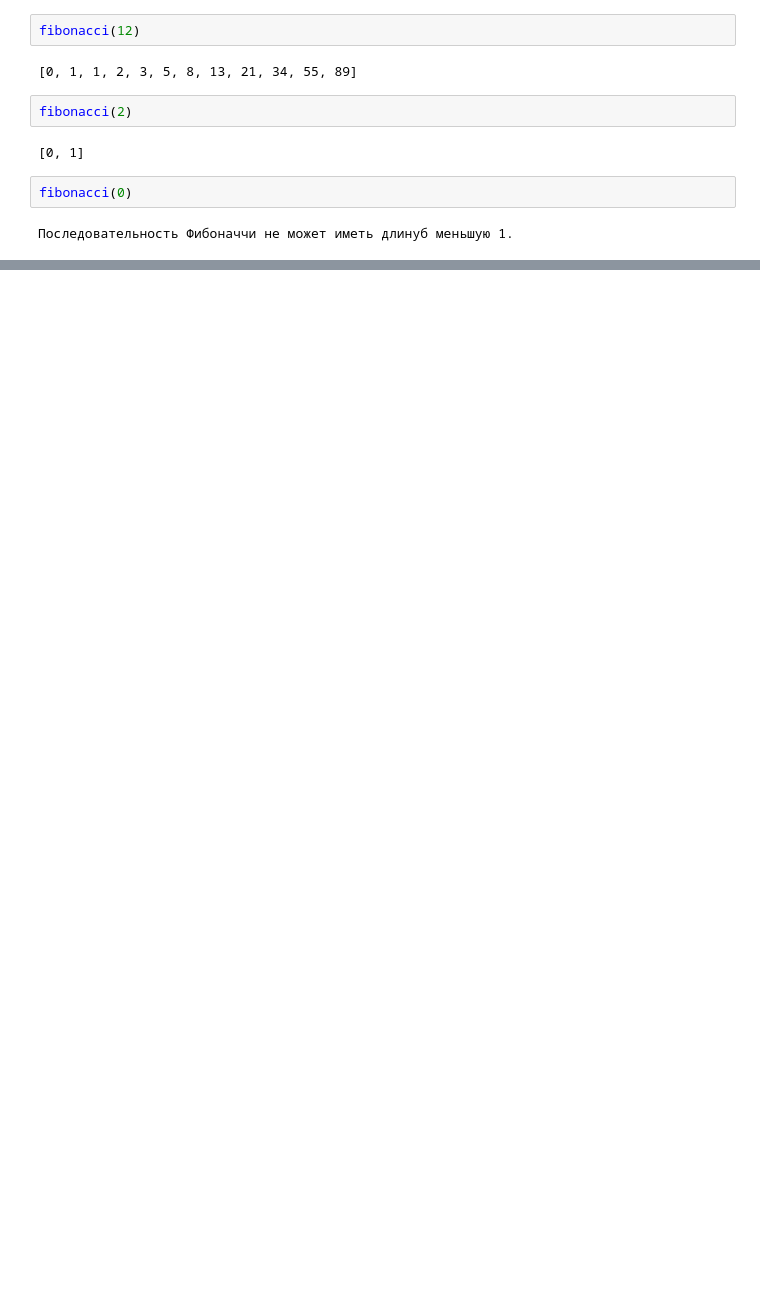
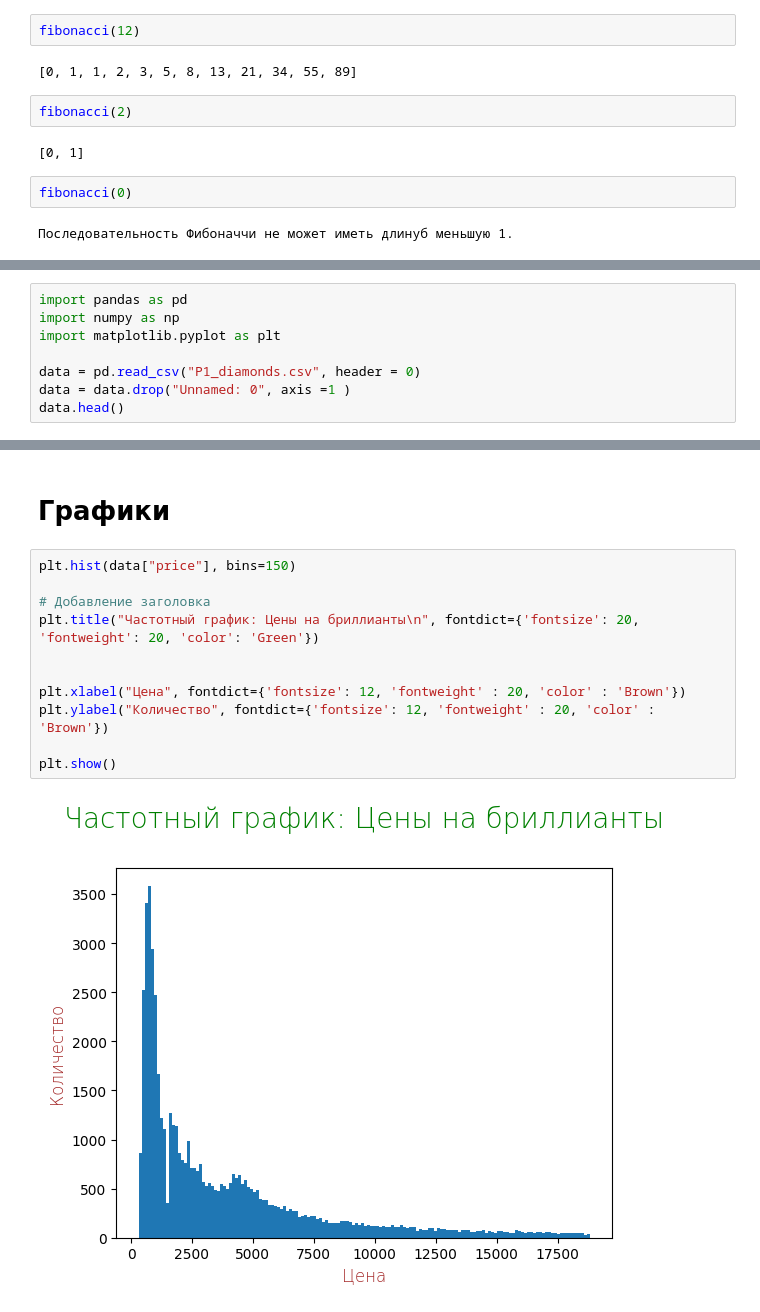
Before and after one commit to Ganizhamal/Jupyter, a Jupyter notebook: Second.ipynb, the cells around one changed output, grey strips where cells are left out. Cells and saved outputs as stored; diff of their text form; blank space fills up the shorter version.

```diff
--- a/Second.ipynb
+++ b/Second.ipynb
@@ -25,0 +28,8 @@ fibonacci(0)
+# %%
+import pandas as pd
+import numpy as np
+import matplotlib.pyplot as plt
+
+data = pd.read_csv("P1_diamonds.csv", header = 0)
+data = data.drop("Unnamed: 0", axis =1 )
+data.head()
@@ -25,0 +43,15 @@ fibonacci(0)
+# %% [markdown]
+# Графики
+# %%
+plt.hist(data["price"], bins=150)
+
+# Добавление заголовка
+plt.title("Частотный график: Цены на бриллианты\n", fontdict={'fontsize': 20, 'fontweight': 20, 'color': 'Green'})
+
+
+plt.xlabel("Цена", fontdict={'fontsize': 12, 'fontweight' : 20, 'color' : 'Brown'})
+plt.ylabel("Количество", fontdict={'fontsize': 12, 'fontweight' : 20, 'color' : 'Brown'})
+
+plt.show()
+# %% [output]
+[figure, added]
```
Also changed, not shown: parts of 3 cells of this notebook.
